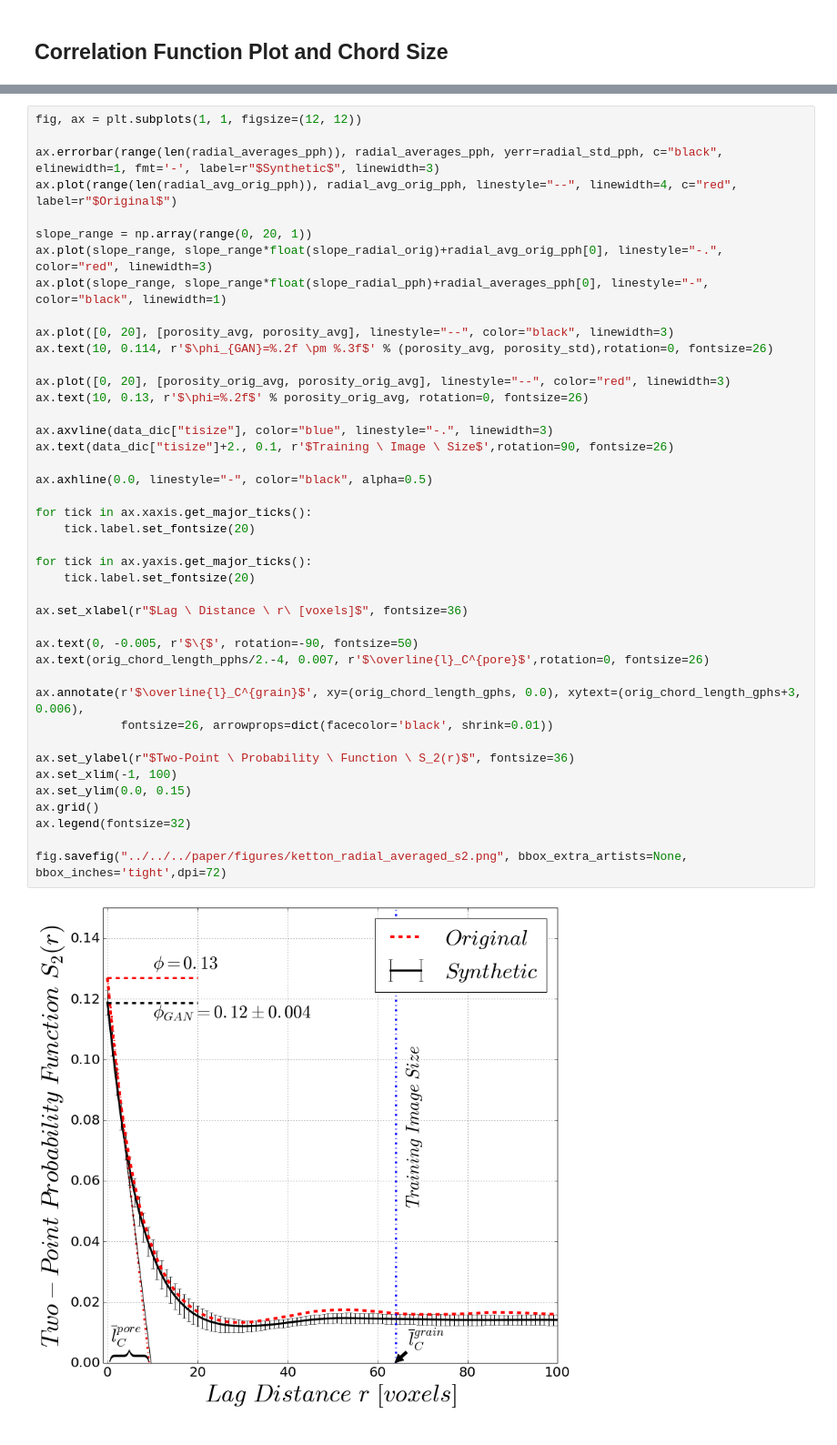
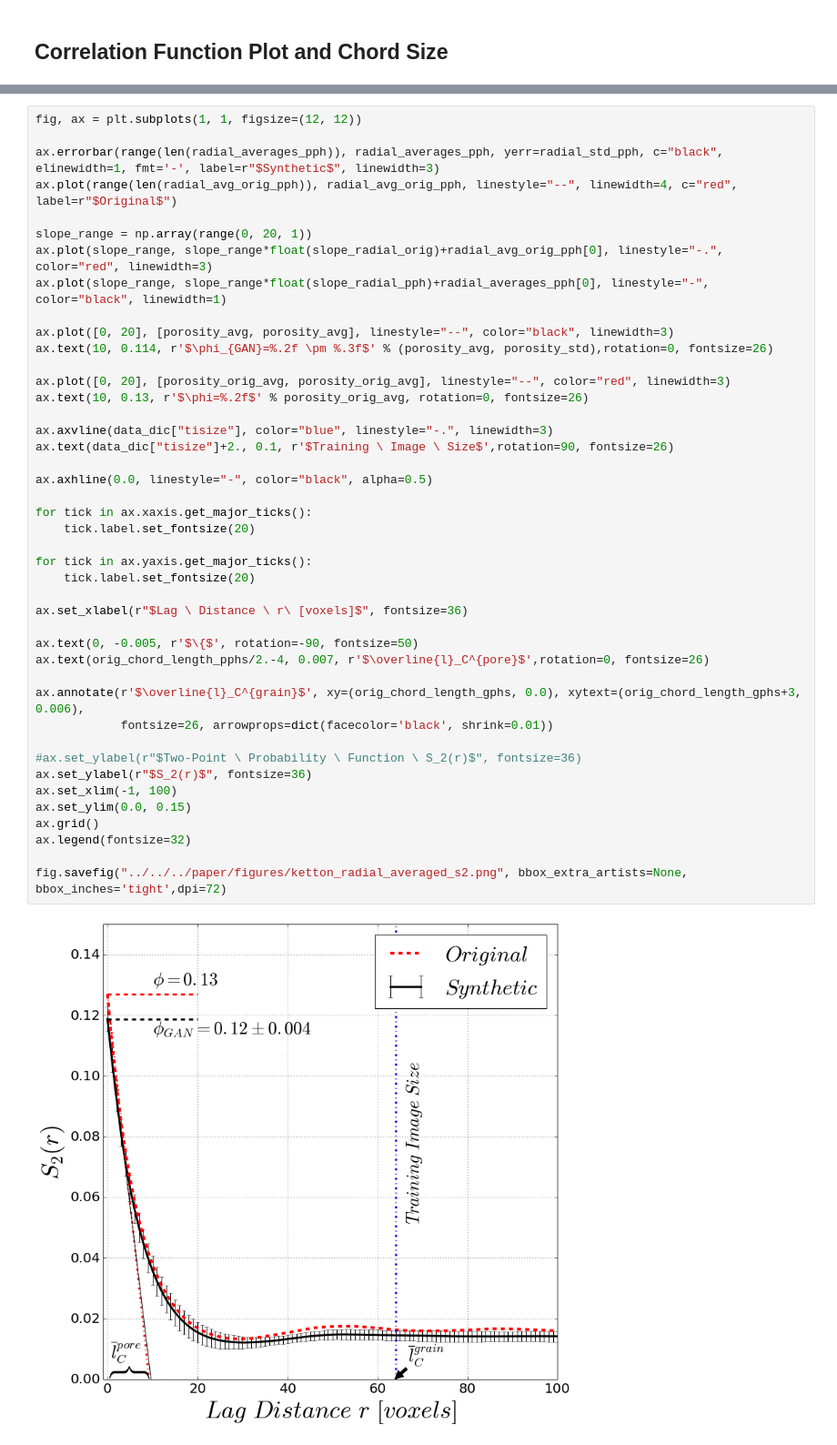
Before and after one commit to LukasMosser/PorousMediaGan, a Jupyter notebook: code/notebooks/covariance/Covariance Graphs Ketton.ipynb, the cells around one changed output, grey strips where cells are left out. Shown at 91% size. Cells and saved outputs as stored; diff of their text form.

```diff
--- a/code/notebooks/covariance/Covariance Graphs Ketton.ipynb
+++ b/code/notebooks/covariance/Covariance Graphs Ketton.ipynb
@@ -269,32 +270,33 @@ ax.text(10, 0.114, r'$\phi_{GAN}=%.2f \pm %.3f$' % (porosity_avg, porosity_std),
 
 ax.plot([0, 20], [porosity_orig_avg, porosity_orig_avg], linestyle="--", color="red", linewidth=3)
 ax.text(10, 0.13, r'$\phi=%.2f$' % porosity_orig_avg, rotation=0, fontsize=26)
 
 ax.axvline(data_dic["tisize"], color="blue", linestyle="-.", linewidth=3)
 ax.text(data_dic["tisize"]+2., 0.1, r'$Training \ Image \ Size$',rotation=90, fontsize=26)
 
 ax.axhline(0.0, linestyle="-", color="black", alpha=0.5)
 
 for tick in ax.xaxis.get_major_ticks():
     tick.label.set_fontsize(20)
 
 for tick in ax.yaxis.get_major_ticks():
     tick.label.set_fontsize(20)
 
 ax.set_xlabel(r"$Lag \ Distance \ r\ [voxels]$", fontsize=36)
 
 ax.text(0, -0.005, r'$\{$', rotation=-90, fontsize=50)
 ax.text(orig_chord_length_pphs/2.-4, 0.007, r'$\overline{l}_C^{pore}$',rotation=0, fontsize=26)
 
 ax.annotate(r'$\overline{l}_C^{grain}$', xy=(orig_chord_length_gphs, 0.0), xytext=(orig_chord_length_gphs+3, 0.006),
             fontsize=26, arrowprops=dict(facecolor='black', shrink=0.01))
 
-ax.set_ylabel(r"$Two-Point \ Probability \ Function \ S_2(r)$", fontsize=36)
+#ax.set_ylabel(r"$Two-Point \ Probability \ Function \ S_2(r)$", fontsize=36)
+ax.set_ylabel(r"$S_2(r)$", fontsize=36)
 ax.set_xlim(-1, 100)
 ax.set_ylim(0.0, 0.15)
 ax.grid()
 ax.legend(fontsize=32)
 
 fig.savefig("../../../paper/figures/ketton_radial_averaged_s2.png", bbox_extra_artists=None, bbox_inches='tight',dpi=72)
 # %% [output]
-[figure, old version]
+[figure, new version]
```
Also changed, not shown: parts of 1 cell of this notebook, 15 other files.
